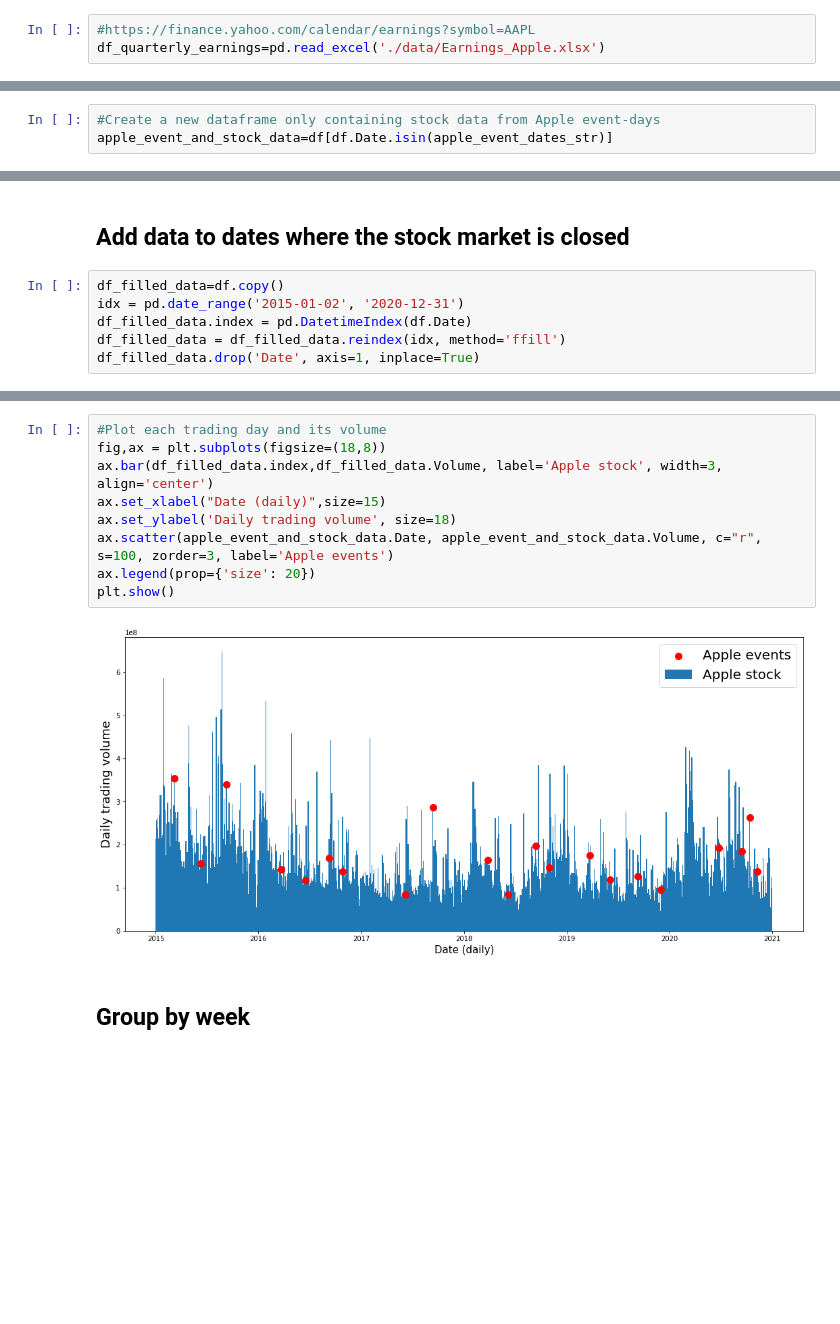
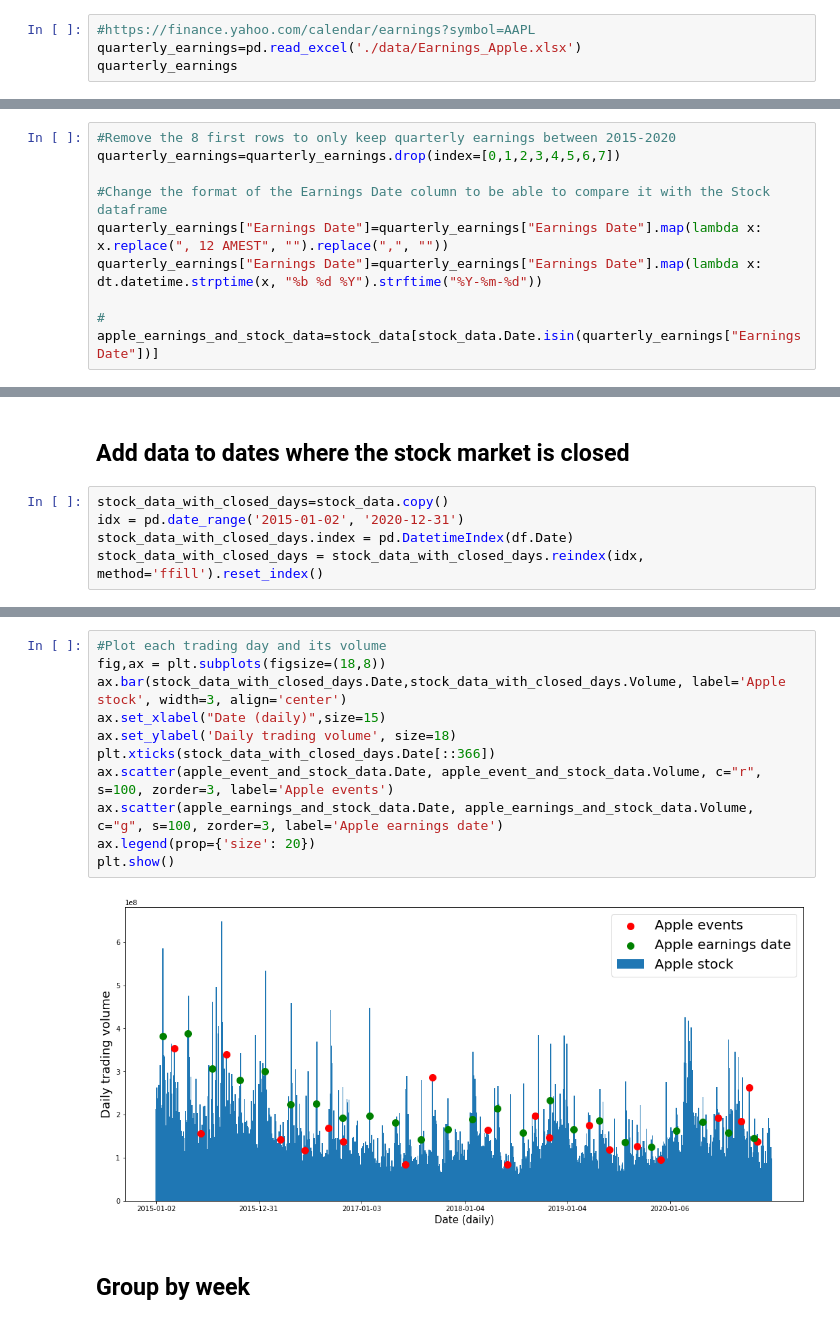
Before and after one commit to epfl-ada/ada-2021-project-club6analysis, a Jupyter notebook: Apple_exploratory_analysis.ipynb, the cells around one changed output, grey strips where cells are left out. Drawn from its saved outputs; the diff is of its cells as text; blank space fills up the shorter version.

Commit message:
Update Apple_exploratory and added quarterly earnings

```diff
--- a/Apple_exploratory_analysis.ipynb
+++ b/Apple_exploratory_analysis.ipynb
@@ -22,3 +32,4 @@ apple_event_dates=[dt.datetime.strptime(date, "%Y-%m-%d").date() for date in app
 # %%
 #https://finance.yahoo.com/calendar/earnings?symbol=AAPL
-df_quarterly_earnings=pd.read_excel('./data/Earnings_Apple.xlsx')
+quarterly_earnings=pd.read_excel('./data/Earnings_Apple.xlsx')
+quarterly_earnings
@@ -63,3 +53,0 @@ memory usage: 1.3+ KB
-# %%
-#Create a new dataframe only containing stock data from Apple event-days
-apple_event_and_stock_data=df[df.Date.isin(apple_event_dates_str)]
@@ -85,0 +54,10 @@ apple_event_and_stock_data
+# %%
+#Remove the 8 first rows to only keep quarterly earnings between 2015-2020
+quarterly_earnings=quarterly_earnings.drop(index=[0,1,2,3,4,5,6,7])
+
+#Change the format of the Earnings Date column to be able to compare it with the Stock dataframe
+quarterly_earnings["Earnings Date"]=quarterly_earnings["Earnings Date"].map(lambda x: x.replace(", 12 AMEST", "").replace(",", ""))
+quarterly_earnings["Earnings Date"]=quarterly_earnings["Earnings Date"].map(lambda x: dt.datetime.strptime(x, "%b %d %Y").strftime("%Y-%m-%d"))
+
+#
+apple_earnings_and_stock_data=stock_data[stock_data.Date.isin(quarterly_earnings["Earnings Date"])]
@@ -86,8 +73,7 @@ apple_event_and_stock_data
 # %% [markdown]
 ## Add data to dates where the stock market is closed
 # %%
-df_filled_data=df.copy()
+stock_data_with_closed_days=stock_data.copy()
 idx = pd.date_range('2015-01-02', '2020-12-31')
-df_filled_data.index = pd.DatetimeIndex(df.Date)
-df_filled_data = df_filled_data.reindex(idx, method='ffill')
-df_filled_data.drop('Date', axis=1, inplace=True)
+stock_data_with_closed_days.index = pd.DatetimeIndex(df.Date)
+stock_data_with_closed_days = stock_data_with_closed_days.reindex(idx, method='ffill').reset_index()
@@ -121,14 +102,16 @@ plt.show()
 # %%
 #Plot each trading day and its volume
 fig,ax = plt.subplots(figsize=(18,8))
-ax.bar(df_filled_data.index,df_filled_data.Volume, label='Apple stock', width=3, align='center')
+ax.bar(stock_data_with_closed_days.Date,stock_data_with_closed_days.Volume, label='Apple stock', width=3, align='center')
 ax.set_xlabel("Date (daily)",size=15)
 ax.set_ylabel('Daily trading volume', size=18)
+plt.xticks(stock_data_with_closed_days.Date[::366])
 ax.scatter(apple_event_and_stock_data.Date, apple_event_and_stock_data.Volume, c="r", s=100, zorder=3, label='Apple events')
+ax.scatter(apple_earnings_and_stock_data.Date, apple_earnings_and_stock_data.Volume, c="g", s=100, zorder=3, label='Apple earnings date')
 ax.legend(prop={'size': 20})
 plt.show()
 # %% [output]
-[figure, old version]
+[figure, new version]
 # %% [markdown]
 ## Group by week
 # %%
```
Also changed, not shown: parts of 16 cells of this notebook.
